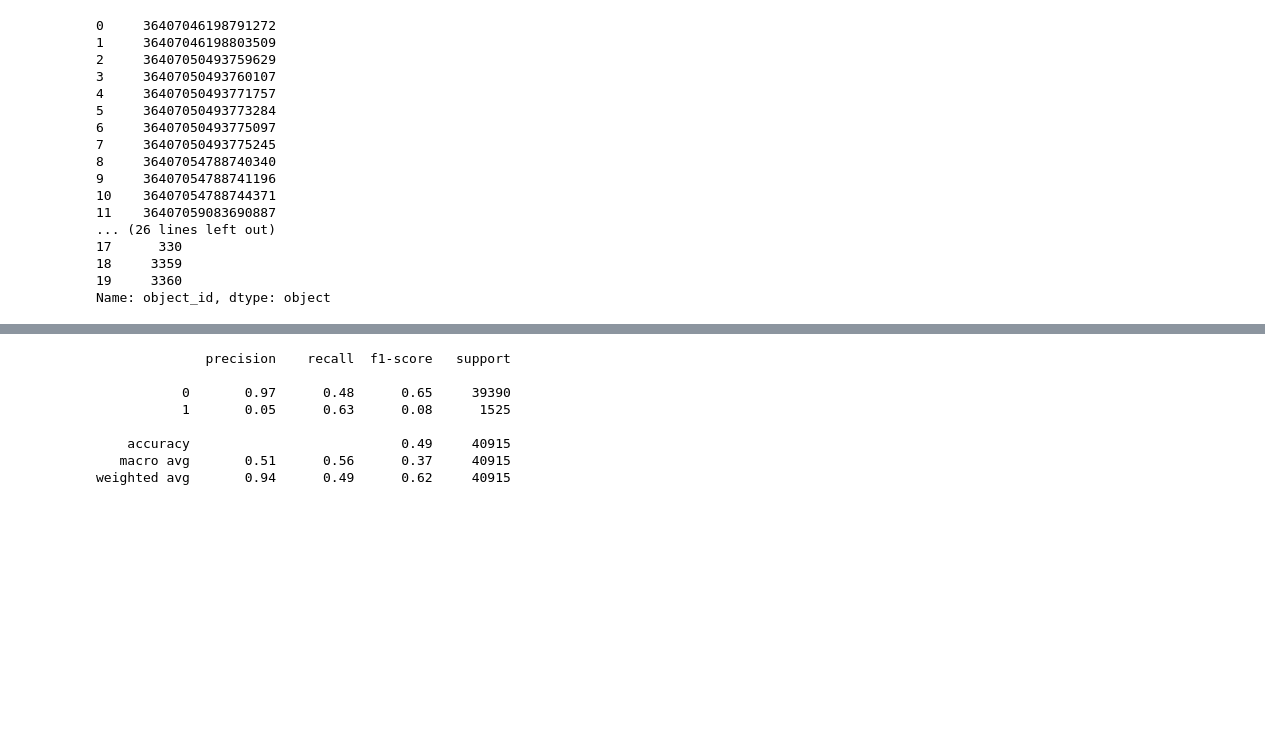
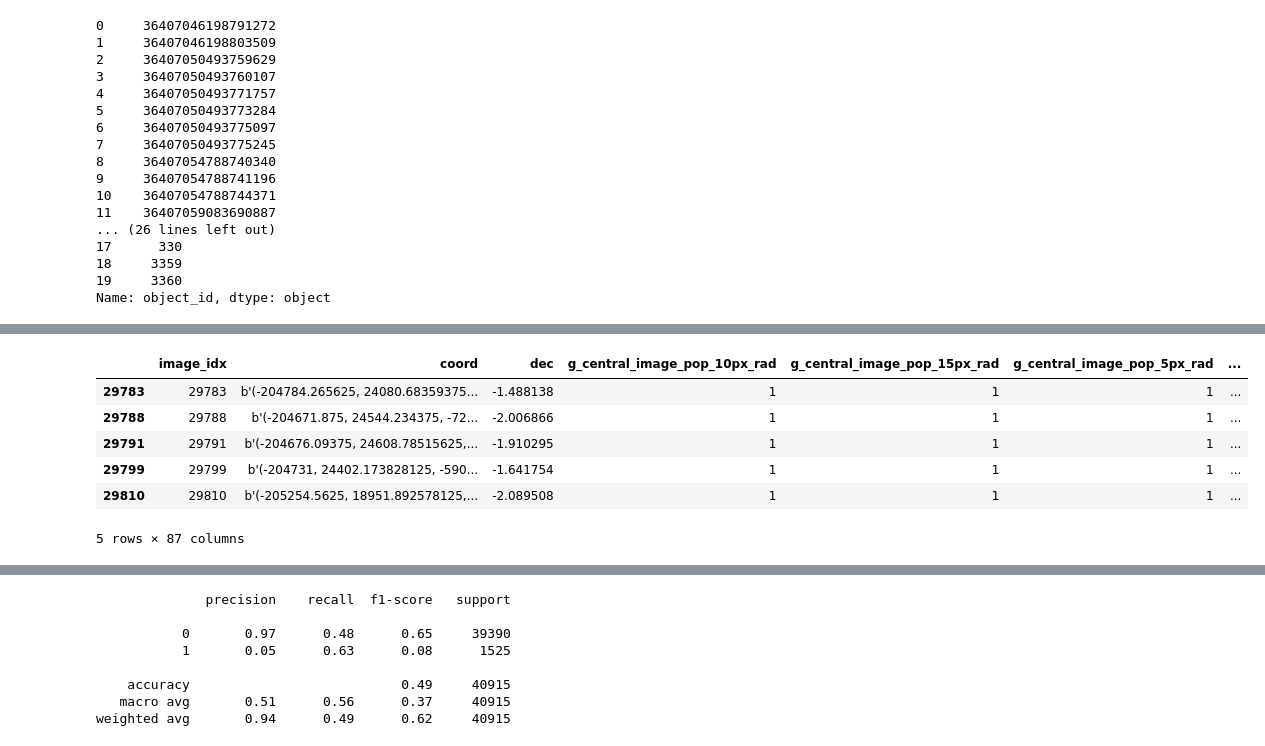
Before and after one commit to MADS-Milestone-2/Galaxy-Classifier, a Jupyter notebook: group-4-first-draft.ipynb, the cells around one changed output, grey strips where cells are left out. Saved outputs shown, nothing was run; the diff lists cells and outputs as text; code cells hidden in the pictures; blank space fills up the shorter version.

```diff
--- a/group-4-first-draft.ipynb
+++ b/group-4-first-draft.ipynb
@@ -622,0 +775,12 @@ y = model_df['galaxy_type']
+# %%
+images_labeled_clean = images_labeled.dropna(subset=['gz2class'])
+# %%
+images_labeled_clean.head()
+# %% [output]
+|  | image_idx | coord | dec | g_central_image_pop_10px_rad | g_central_image_pop_15px_rad | g_central_image_pop_5px_rad | ... |
+| 29783 | 29783 | b'(-204784.265625, 24080.68359375... | -1.488138 | 1 | 1 | 1 | ... |
+| 29788 | 29788 | b'(-204671.875, 24544.234375, -72... | -2.006866 | 1 | 1 | 1 | ... |
+| 29791 | 29791 | b'(-204676.09375, 24608.78515625,... | -1.910295 | 1 | 1 | 1 | ... |
+| 29799 | 29799 | b'(-204731, 24402.173828125, -590... | -1.641754 | 1 | 1 | 1 | ... |
+| 29810 | 29810 | b'(-205254.5625, 18951.892578125,... | -2.089508 | 1 | 1 | 1 | ... |
+5 rows × 87 columns
```
Also changed, not shown: parts of 35 cells of this notebook, 2 other files.
